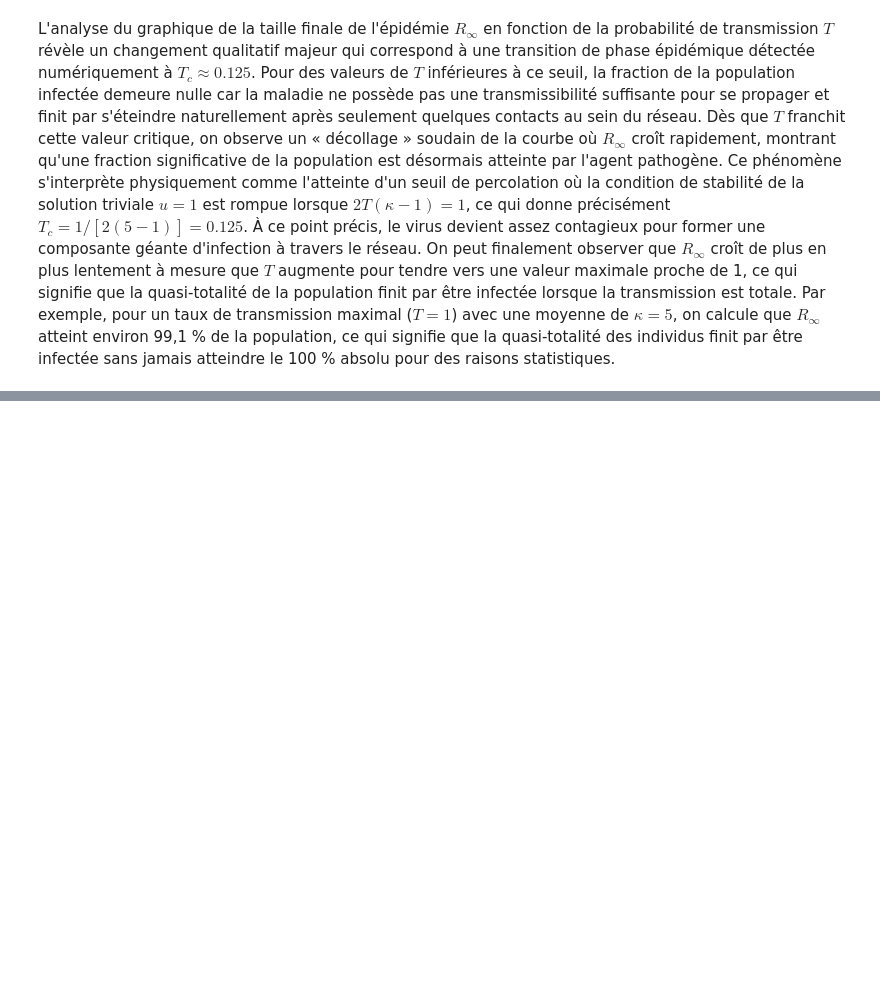
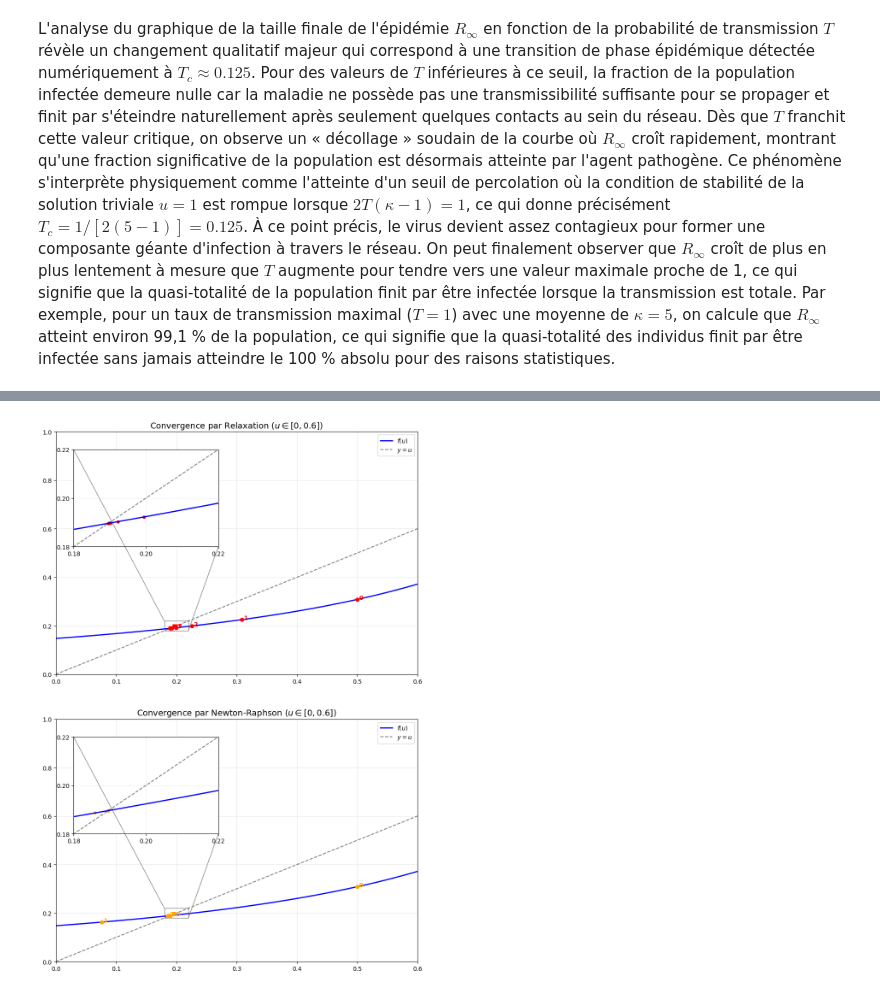
Before and after one commit to Jeremie-Beaupre/TP3_phyznum, a Jupyter notebook: main.ipynb, the cells around one changed output, grey strips where cells are left out. Drawn from its saved outputs; the diff is of its cells as text; code cells hidden in the pictures; blank space fills up the shorter version.

```diff
--- a/main.ipynb
+++ b/main.ipynb
@@ -123,0 +296,59 @@ L'analyse du graphique de la taille finale de l'épidémie $R_\infty$ en fonctio
+# %%
+import numpy as np
+import matplotlib.pyplot as plt
+from mpl_toolkits.axes_grid1.inset_locator import inset_axes, mark_inset
+
+# --- Paramètres et fonctions de calcul ---
+T_ex = 0.4
+k_ex = 5
+n_iter = 10
+u_range_zoom = np.linspace(0, 1, 500)
+f_curve_zoom = f(u_range_zoom, T_ex, k_ex)
+
+# Calcul des trajectoires
+u_rel_zoom = relaxation_steps(T_ex, k_ex, 0.5, n_iter)
+u_new_zoom = newton_steps(T_ex, k_ex, 0.5, n_iter)
+
+# --- Création de la figure ---
+fig, (ax1, ax2) = plt.subplots(2, 1, figsize=(10, 14))
+
+configs = [
+    (ax1, u_rel_zoom, 'Relaxation', 'red'),
+    (ax2, u_new_zoom, 'Newton-Raphson', 'orange')
+]
+
+for ax, u_data, title, color in configs:
+    # Graphique principal
+    ax.plot(u_range_zoom, f_curve_zoom, 'b-', label='$f(u)$', lw=2)
+    ax.plot(u_range_zoom, u_range_zoom, 'k--', alpha=0.5, label='$y=u$')
+    ax.scatter(u_data, f(u_data, T_ex, k_ex), color=color, zorder=5)
+
+    for i, u_val in enumerate(u_data):
+        if 0 <= u_val <= 0.6:
+            ax.text(u_val, f(u_val, T_ex, k_ex), f' {i}', color=color, fontsize=10, fontweight='bold')
+
+    ax.set_title(f'Convergence par {title} ($u \\in [0, 0.6]$)', fontsize=14)
+    ax.set_xlim(0, 0.6)
+    ax.set_ylim(0, 1)
+    ax.grid(alpha=0.3)
+    ax.legend(loc='upper right')
+
+    # --- AJOUT DU ZOOM AJUSTÉ (INSET) ---
+    ax_ins = inset_axes(ax, width="40%", height="40%", loc='upper left', borderpad=3)
+    ax_ins.plot(u_range_zoom, f_curve_zoom, 'b-', lw=2)
+    ax_ins.plot(u_range_zoom, u_range_zoom, 'k--', alpha=0.5)
+    ax_ins.scatter(u_data, f(u_data, T_ex, k_ex), color=color, s=20)
+
+    # Configuration du zoom demandée
+    ax_ins.set_xlim(0.18, 0.22)
+    ax_ins.set_ylim(0.18, 0.22)
+    ax_ins.grid(alpha=0.2)
+    ax_ins.set_xticks([0.18, 0.20, 0.22])
+    ax_ins.set_yticks([0.18, 0.20, 0.22])
+
+    mark_inset(ax, ax_ins, loc1=2, loc2=4, fc="none", ec="0.5")
+
+plt.tight_layout(pad=4.0)
+plt.show()
+# %% [output]
+[figure, added]
```
Also changed, not shown: parts of 8 cells of this notebook.
